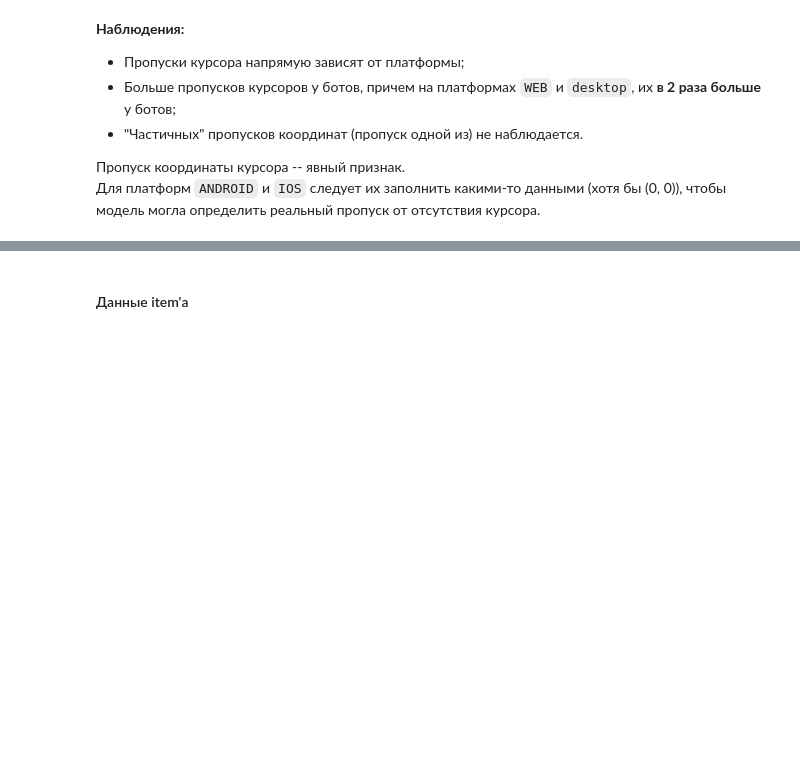
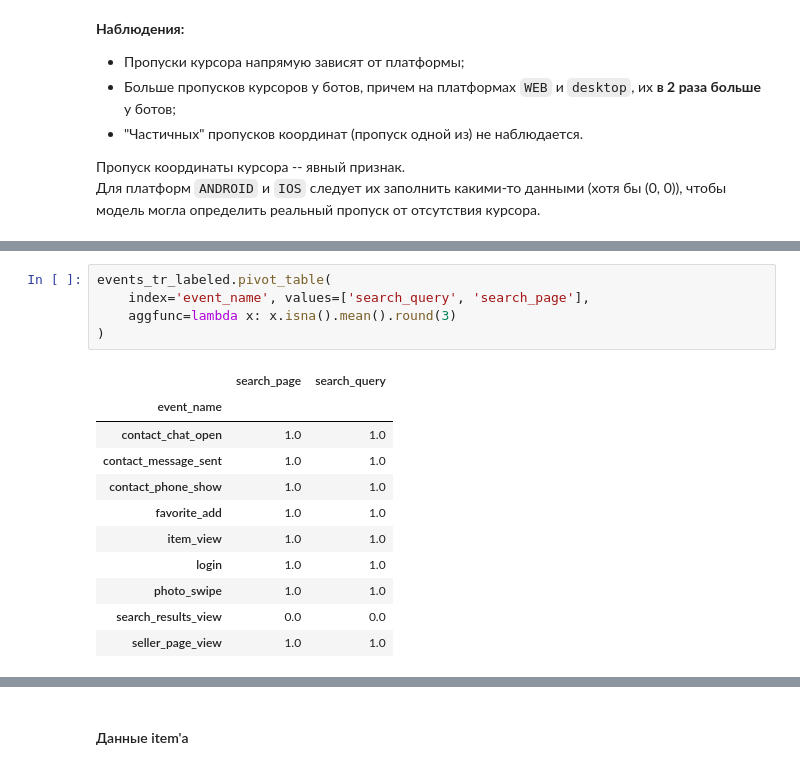
Before and after one commit to FedorProgrammer/ds-bootcamp-contest, a Jupyter notebook: cookies-bot-detector.ipynb, the cells around one changed output, grey strips where cells are left out. Drawn from its saved outputs; the diff is of its cells as text; blank space fills up the shorter version.

```diff
--- a/cookies-bot-detector.ipynb
+++ b/cookies-bot-detector.ipynb
@@ -405,0 +421,17 @@ plt.show()
+# %%
+events_tr_labeled.pivot_table(
+    index='event_name', values=['search_query', 'search_page'],
+    aggfunc=lambda x: x.isna().mean().round(3)
+)
+# %% [output]
+|  | search_page | search_query |
+| event_name |  |  |
+| contact_chat_open | 1.0 | 1.0 |
+| contact_message_sent | 1.0 | 1.0 |
+| contact_phone_show | 1.0 | 1.0 |
+| favorite_add | 1.0 | 1.0 |
+| item_view | 1.0 | 1.0 |
+| login | 1.0 | 1.0 |
+| photo_swipe | 1.0 | 1.0 |
+| search_results_view | 0.0 | 0.0 |
+| seller_page_view | 1.0 | 1.0 |
```
Also changed, not shown: parts of 9 cells of this notebook.
